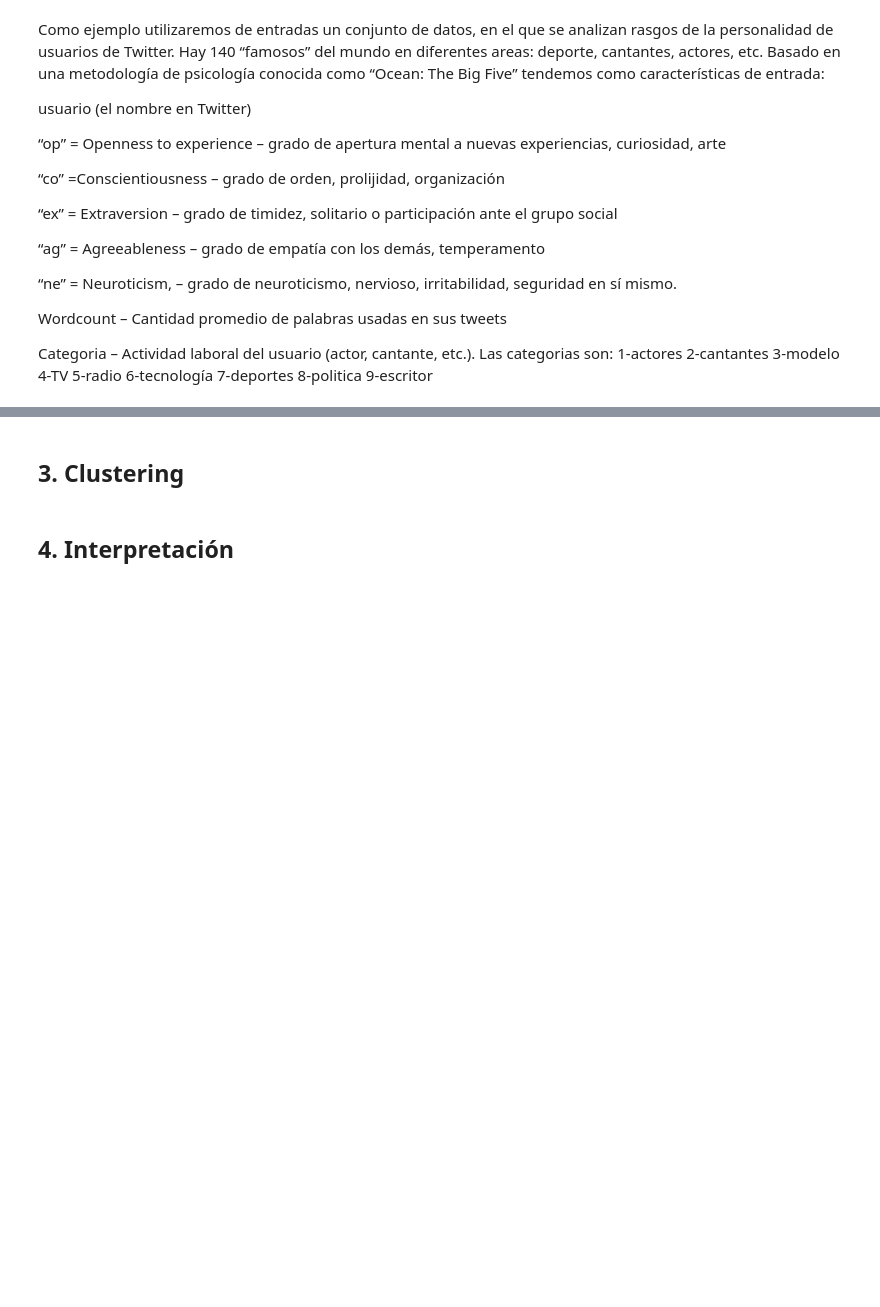
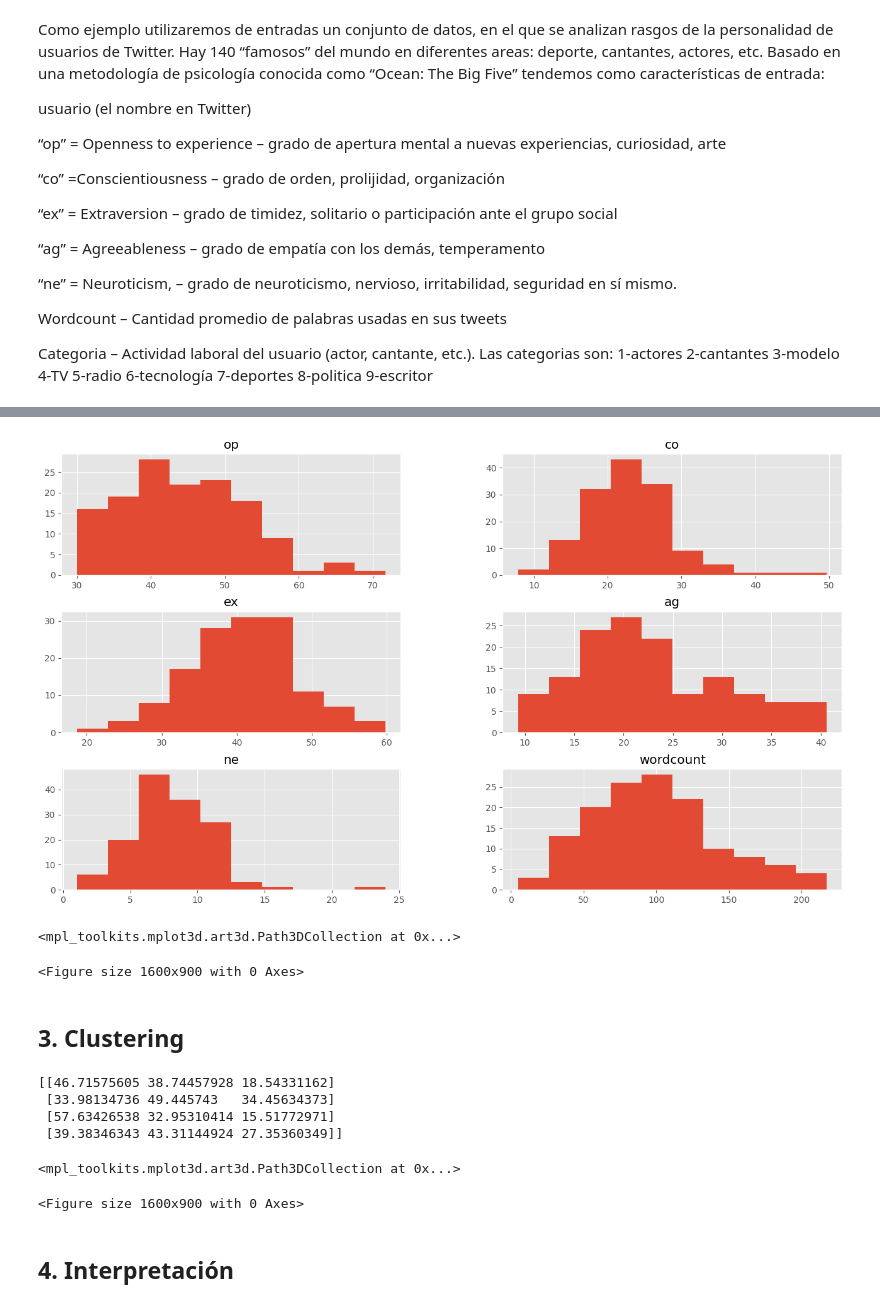
Before and after one commit to KevinJp21/PreProcesamiento-Python, a Jupyter notebook: Clustering.ipynb, the cells around one changed output, grey strips where cells are left out. Cells and saved outputs as stored; diff of their text form; code cells hidden in the pictures; blank space fills up the shorter version.

```diff
--- a/Clustering.ipynb
+++ b/Clustering.ipynb
@@ -39,5 +39,5 @@ Wordcount – Cantidad promedio de palabras usadas en sus tweets
 
 Categoria – Actividad laboral del usuario (actor, cantante, etc.). Las categorias son: 1-actores 2-cantantes 3-modelo 4-TV 5-radio 6-tecnología 7-deportes 8-politica 9-escritor
 # %%
-df = pd.read_csv("analisis.csv")
+df = pd.read_csv("./BD/analisis.csv")
 df.head()
@@ -49,7 +78,10 @@ print(df.groupby('categoria').size())
 # %%
 #visualizamos los datos
-df.drop(['categoria'],1).hist()
+#df.drop(['categoria'],1).hist()
+df.drop(['categoria'], axis=1).hist()
 plt.show()
+# %% [output]
+[figure, added]
 # %%
 #Para el ejercicio, sólo seleccionamos 3 dimensiones, para poder graficarlo
 X = np.array(df[["op","ex","ag"]])
@@ -63,6 +95,9 @@ asignar=[]
 for row in y:
     asignar.append(colores[row])
 ax.scatter(X[:, 0], X[:, 1], X[:, 2], c=asignar,s=60)
+# %% [output]
+<mpl_toolkits.mplot3d.art3d.Path3DCollection at 0x...>
+<Figure size 1600x900 with 0 Axes>
 # %% [markdown]
 ## 3. Clustering
 # %%
@@ -70,6 +105,11 @@ ax.scatter(X[:, 0], X[:, 1], X[:, 2], c=asignar,s=60)
 kmeans = KMeans(n_clusters=4).fit(X)
 centroids = kmeans.cluster_centers_
 print(centroids)
+# %% [output]
+[[46.71575605 38.74457928 18.54331162]
+ [33.98134736 49.445743   34.45634373]
+ [57.63426538 32.95310414 15.51772971]
+ [39.38346343 43.31144924 27.35360349]]
 # %%
 # Obtenemos las etiquetas de cada punto de nuestros datos
 labels = kmeans.predict(X)
@@ -84,6 +124,9 @@ fig = plt.figure()
 ax = Axes3D(fig)
 ax.scatter(X[:, 0], X[:, 1], X[:, 2], c=asignar,s=60)
 ax.scatter(C[:, 0], C[:, 1], C[:, 2], marker='*', c=colores, s=1000)
+# %% [output]
+<mpl_toolkits.mplot3d.art3d.Path3DCollection at 0x...>
+<Figure size 1600x900 with 0 Axes>
 # %% [markdown]
 ## 4. Interpretación
 # %%
```
Also changed, not shown: parts of 11 cells of this notebook, 1 other file.
